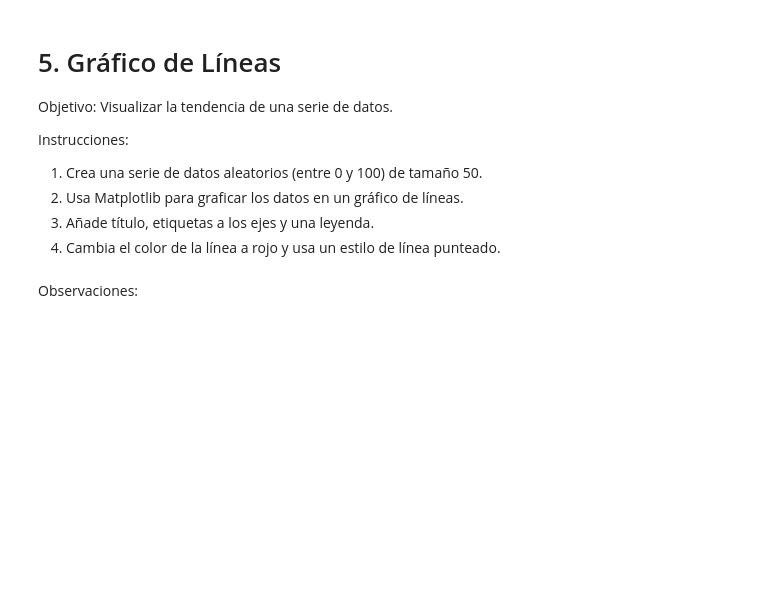
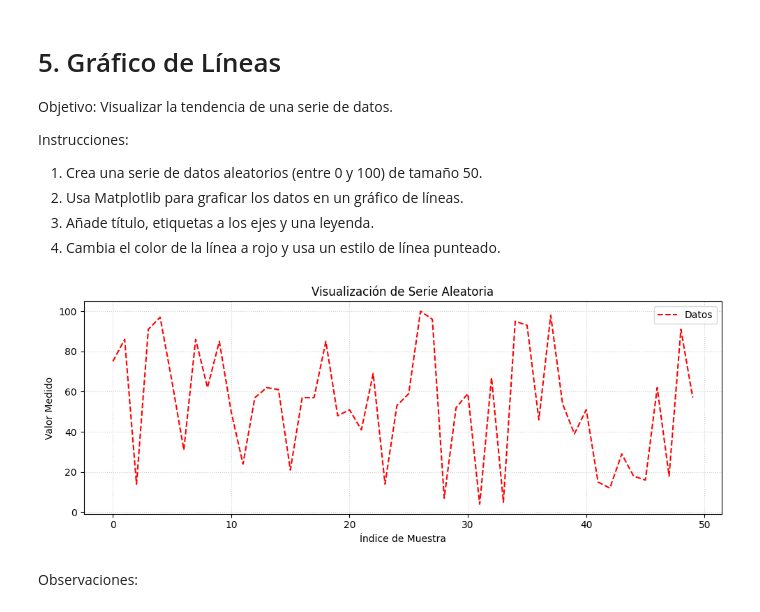
Before and after one commit to JuCaRiCo/202602-AnaliticaDescriptivaPredictiva, a Jupyter notebook: C5. Estadıstica-271760.ipynb, the cells around one changed output. Cells and saved outputs as stored; diff of their text form; code cells hidden in the pictures; blank space fills up the shorter version.

```diff
--- a/C5. Estadıstica-271760.ipynb
+++ b/C5. Estadıstica-271760.ipynb
@@ -192,19 +192,23 @@ Instrucciones:
 # %%
 import matplotlib.pyplot as plt
 
 # 1. Generar serie aleatoria de tamaño 50 entre 0 y 100
 datosLinea = np.random.randint(0, 101, size=50)
 
 # 2. Graficar serie en línea
-plt.figure(figsize=(10, 4))plt.plot(datosLinea, color='red', linestyle='--', label='Datos')
+plt.figure(figsize=(10, 4))
+plt.plot(datosLinea, color='red', linestyle='--', label='Datos')
 
-# 3. Añadir títulos y etiqueta
-splt.title('Visualización de Serie Aleatoria')
+# 3. Añadir títulos y etiquetas
+plt.title('Visualización de Serie Aleatoria')
 plt.xlabel('Índice de Muestra')
 plt.ylabel('Valor Medido')
 plt.legend(loc='upper right')
 plt.grid(True, linestyle=':', alpha=0.6)
-plt.tight_layout()plt.show()
+plt.tight_layout()
+plt.show()
+# %% [output]
+[figure, added]
 # %% [markdown]
 Observaciones:
 # %% [markdown]
```
Also changed, not shown: parts of 8 cells of this notebook.
